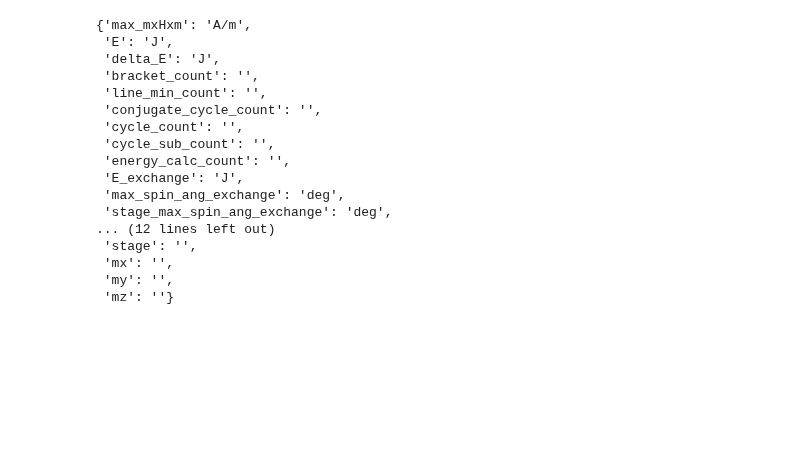
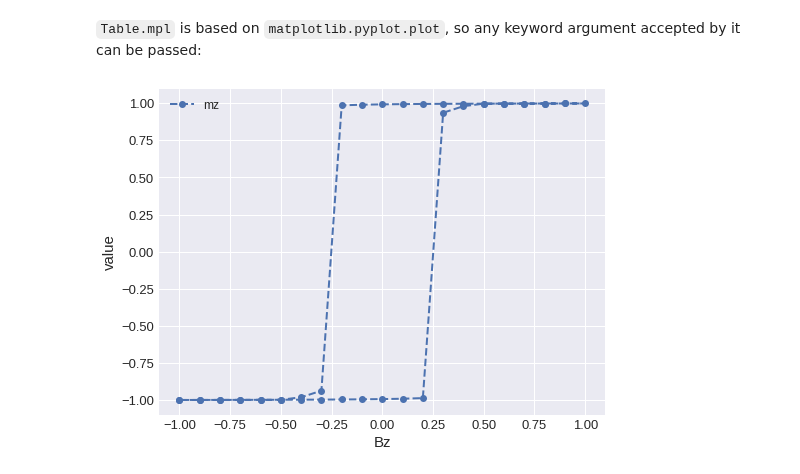
Before and after one commit to ubermag/oommfc, a Jupyter notebook: dev/hysteresis.ipynb, the cells around one changed output. Saved outputs shown, nothing was run; the diff lists cells and outputs as text; code cells hidden in the pictures; blank space fills up the shorter version.

```diff
--- a/dev/hysteresis.ipynb
+++ b/dev/hysteresis.ipynb
@@ -70,20 +105,0 @@ system.table.mpl(x='Bz', y=['mz'])
-# %%
-system.table.units
-# %% [output]
-{'max_mxHxm': 'A/m',
- 'E': 'J',
- 'delta_E': 'J',
- 'bracket_count': '',
- 'line_min_count': '',
- 'conjugate_cycle_count': '',
- 'cycle_count': '',
- 'cycle_sub_count': '',
- 'energy_calc_count': '',
- 'E_exchange': 'J',
- 'max_spin_ang_exchange': 'deg',
- 'stage_max_spin_ang_exchange': 'deg',
-... (12 lines left out)
- 'stage': '',
- 'mx': '',
- 'my': '',
- 'mz': ''}
@@ -91,0 +106,6 @@ system.table
+# %% [markdown]
+`Table.mpl` is based on `matplotlib.pyplot.plot`, so any keyword argument accepted by it can be passed:
+# %%
+system.table.mpl(x='Bz', y=['mz'], marker='o', linewidth=2, linestyle='dashed')
+# %% [output]
+[figure, added]
```
Also changed, not shown: parts of 40 cells of this notebook, 3 other files.
